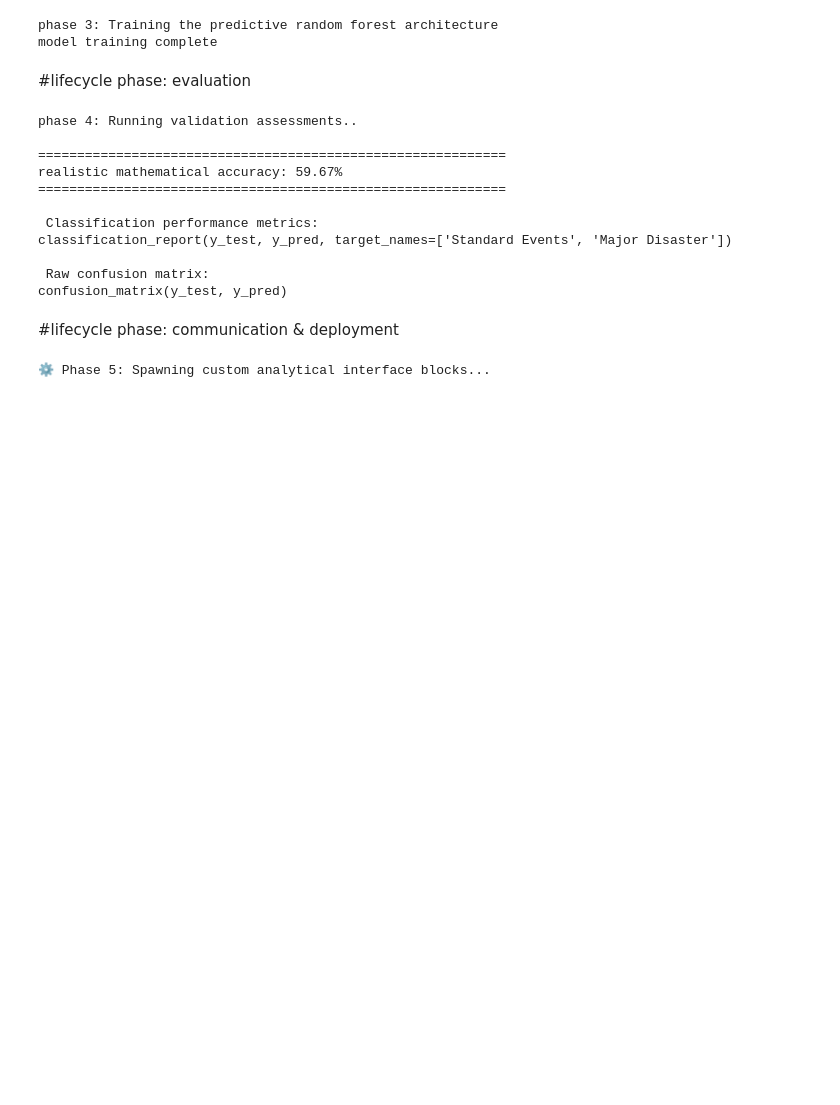
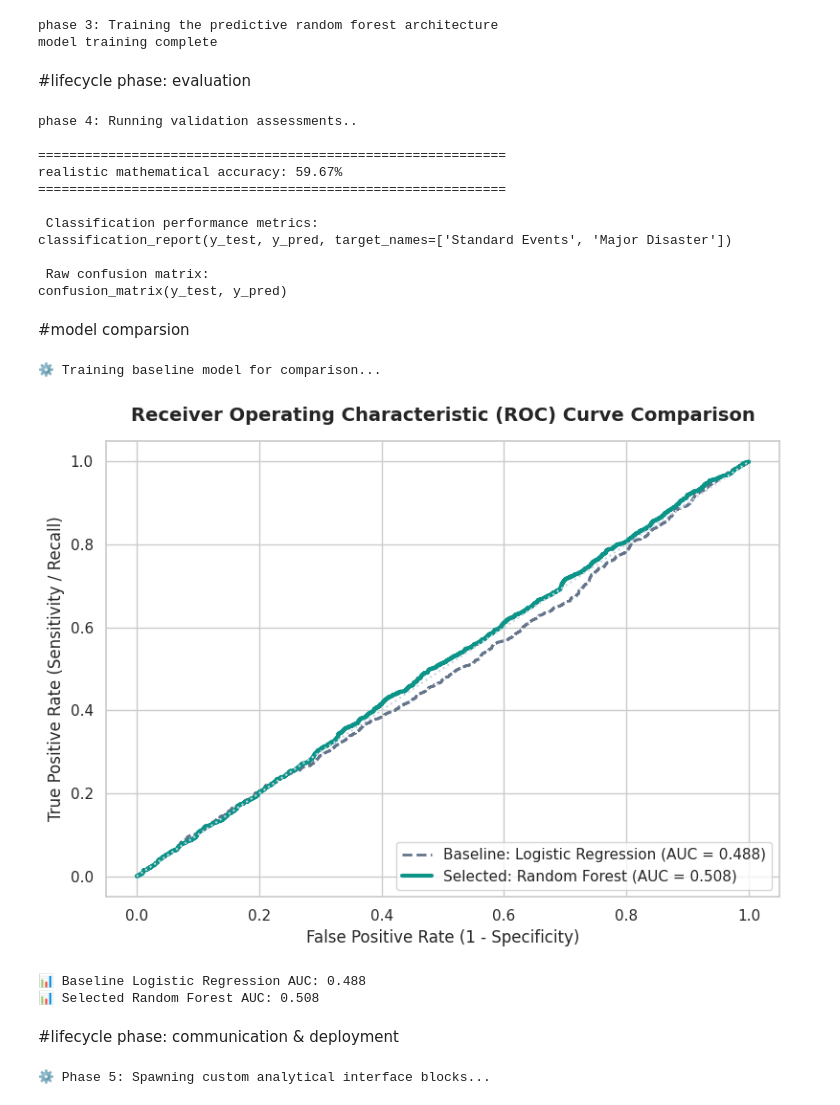
Before and after one commit to estifwonde1/-GEOSPATIAL-TEMPORAL_CLIMATE_RISK_ENGINE, a Jupyter notebook: GEOSPATIAL_TEMPORAL_CLIMATE_RISK_ENGINE.ipynb, the cells around one changed output. Saved outputs shown, nothing was run; the diff lists cells and outputs as text; code cells hidden in the pictures; blank space fills up the shorter version.

```diff
--- a/GEOSPATIAL_TEMPORAL_CLIMATE_RISK_ENGINE.ipynb
+++ b/GEOSPATIAL_TEMPORAL_CLIMATE_RISK_ENGINE.ipynb
@@ -111,6 +111,59 @@ classification_report(y_test, y_pred, target_names=['Standard Events', 'Major Di
 
  Raw confusion matrix:
 confusion_matrix(y_test, y_pred)
+# %% [markdown]
+#model comparsion
+# %%
+# =====================================================================
+# CELL 4b: LIVE MODEL COMPARISON (LOGISTIC REGRESSION VS. RANDOM FOREST)
+# =====================================================================
+from sklearn.linear_model import LogisticRegression
+from sklearn.metrics import roc_curve, roc_auc_score
+import matplotlib.pyplot as plt
+import seaborn as sns
+
+print("⚙️ Training baseline model for comparison...")
+
+# 1. Train Logistic Regression Baseline (Higher max_iter to ensure convergence stability)
+baseline_model = LogisticRegression(max_iter=1000, random_state=100)
+baseline_model.fit(X_train, y_train)
+
+# 2. Extract Validation Probabilities for both models
+lr_probs = baseline_model.predict_proba(X_test)[:, 1]
+rf_probs = model.predict_proba(X_test)[:, 1]
+
+# 3. Calculate ROC curves and AUC scores
+lr_auc = roc_auc_score(y_test, lr_probs)
+rf_auc = roc_auc_score(y_test, rf_probs)
+
+lr_fpr, lr_tpr, _ = roc_curve(y_test, lr_probs)
+rf_fpr, rf_tpr, _ = roc_curve(y_test, rf_probs)
+
+# 4. Plot comparative ROC graph
+plt.figure(figsize=(8, 6))
+sns.set_theme(style="whitegrid")
+
+plt.plot(lr_fpr, lr_tpr, label=f"Baseline: Logistic Regression (AUC = {lr_auc:.3f})", color="#64748b", linestyle="--", lw=2)
+plt.plot(rf_fpr, rf_tpr, label=f"Selected: Random Forest (AUC = {rf_auc:.3f})", color="#0d9488", lw=3)
+
+plt.plot([0, 1], [0, 1], color="#cbd5e1", linestyle=":")
+plt.title("Receiver Operating Characteristic (ROC) Curve Comparison", fontsize=14, fontweight="bold", pad=15)
+plt.xlabel("False Positive Rate (1 - Specificity)", fontsize=12)
+plt.ylabel("True Positive Rate (Sensitivity / Recall)", fontsize=12)
+plt.legend(loc="lower right", fontsize=11, frameon=True)
+plt.tight_layout()
+
+# Save comparison visualization to active directory
+plt.savefig("model_roc_comparison.png", dpi=300)
+plt.show()
+
+print(f"📊 Baseline Logistic Regression AUC: {lr_auc:.3f}")
+print(f"📊 Selected Random Forest AUC: {rf_auc:.3f}")
+# %% [output]
+⚙️ Training baseline model for comparison...
+[figure, added]
+📊 Baseline Logistic Regression AUC: 0.488
+📊 Selected Random Forest AUC: 0.508
 # %% [markdown]
 #lifecycle phase: communication & deployment
 # %%
```
